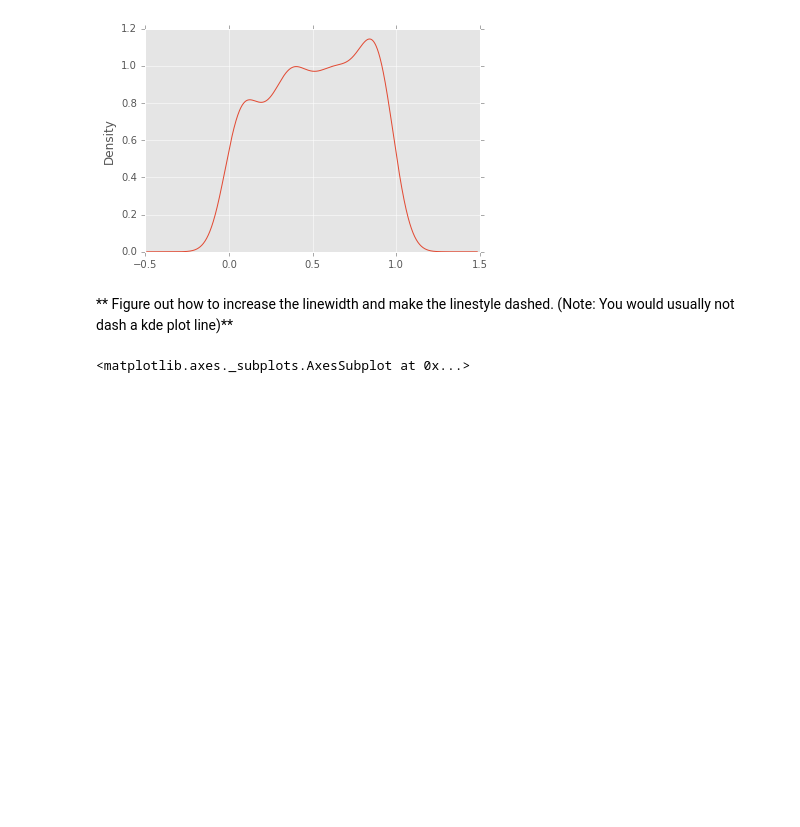
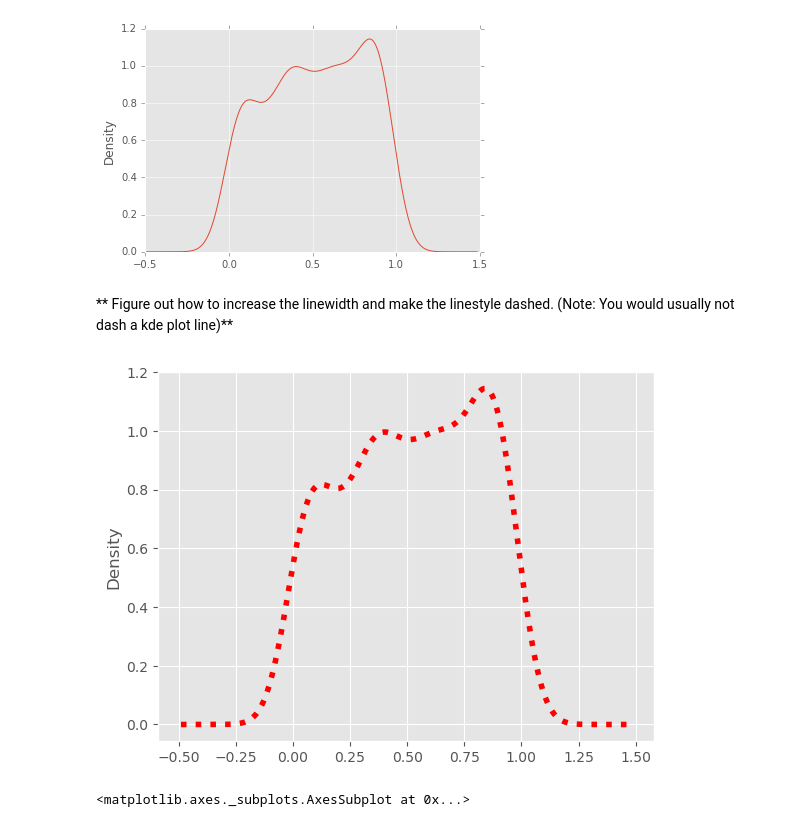
Before and after one commit to DavidASchonfeld/data-course, a Jupyter notebook: Notes I Took While Taking Course/6-Pandas - Built-in Data Visualization/02-Pandas Data Visualization Exercise.ipynb, the cells around one changed output. Saved outputs shown, nothing was run; the diff lists cells and outputs as text; code cells hidden in the pictures; blank space fills up the shorter version.

```diff
--- a/Notes I Took While Taking Course/6-Pandas - Built-in Data Visualization/02-Pandas Data Visualization Exercise.ipynb
+++ b/Notes I Took While Taking Course/6-Pandas - Built-in Data Visualization/02-Pandas Data Visualization Exercise.ipynb
@@ -89,6 +94,11 @@ KeyError: 'Column'
 [figure]
 # %% [markdown]
 ** Figure out how to increase the linewidth and make the linestyle dashed. (Note: You would usually not dash a kde plot line)**
+# %%
+df3['d'].plot.kde(color = 'red', linestyle = 'dotted', linewidth = 4)
+plt.show()
+# %% [output]
+[figure, added]
 # %%
 # %% [output]
 <matplotlib.axes._subplots.AxesSubplot at 0x...>
```
Also changed, not shown: parts of 4 cells of this notebook, 1 other file.
